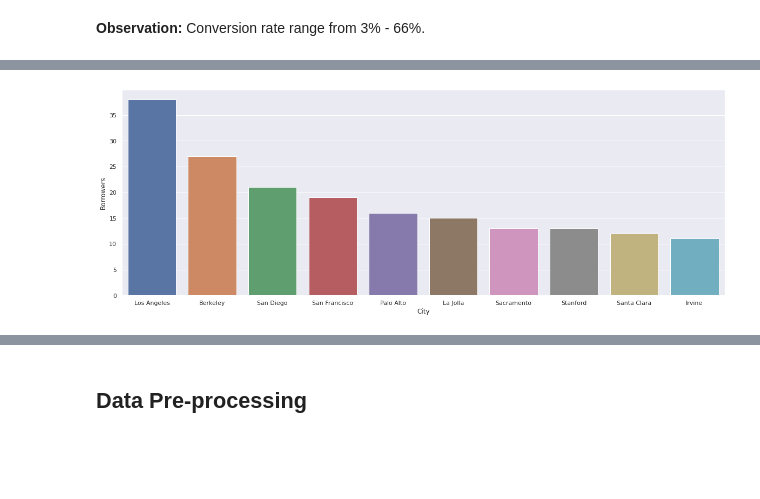
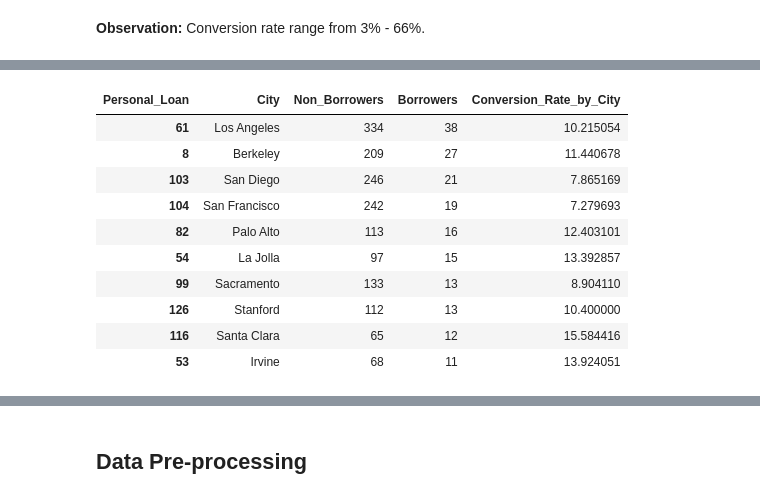
Before and after one commit to liangym2014/Data-science-and-machine-learning, a Jupyter notebook: 3.Personal_Loan_Campaign_Solution.ipynb, the cells around one changed output, grey strips where cells are left out. Cells and saved outputs as stored; diff of their text form; code cells hidden in the pictures; blank space fills up the shorter version.

```diff
--- a/3.Personal_Loan_Campaign_Solution.ipynb
+++ b/3.Personal_Loan_Campaign_Solution.ipynb
@@ -599,6 +598,15 @@ sns.barplot(x = 'City', y = 'Conversion_Rate_by_City', data = top10_cr, order =
 # %%
-plt.figure(figsize = (20,7));
-top10_number = city_cr.sort_values(by = "Borrowers", ascending = False).head(10)   # top 10 cities with the highest number of borrowers
-sns.barplot(x = 'City', y = 'Borrowers', data = top10_number, order = top10_number.City);
+city_top10_number = city_cr.sort_values(by = "Borrowers", ascending = False).head(10)   # top 10 cities with the highest number of borrowers
+city_top10_number
 # %% [output]
-[figure, removed]
+| Personal_Loan | City | Non_Borrowers | Borrowers | Conversion_Rate_by_City |
+| 61 | Los Angeles | 334 | 38 | 10.215054 |
+| 8 | Berkeley | 209 | 27 | 11.440678 |
+| 103 | San Diego | 246 | 21 | 7.865169 |
+| 104 | San Francisco | 242 | 19 | 7.279693 |
+| 82 | Palo Alto | 113 | 16 | 12.403101 |
+| 54 | La Jolla | 97 | 15 | 13.392857 |
+| 99 | Sacramento | 133 | 13 | 8.904110 |
+| 126 | Stanford | 112 | 13 | 10.400000 |
+| 116 | Santa Clara | 65 | 12 | 15.584416 |
+| 53 | Irvine | 68 | 11 | 13.924051 |
```
Also changed, not shown: parts of 8 cells of this notebook.
